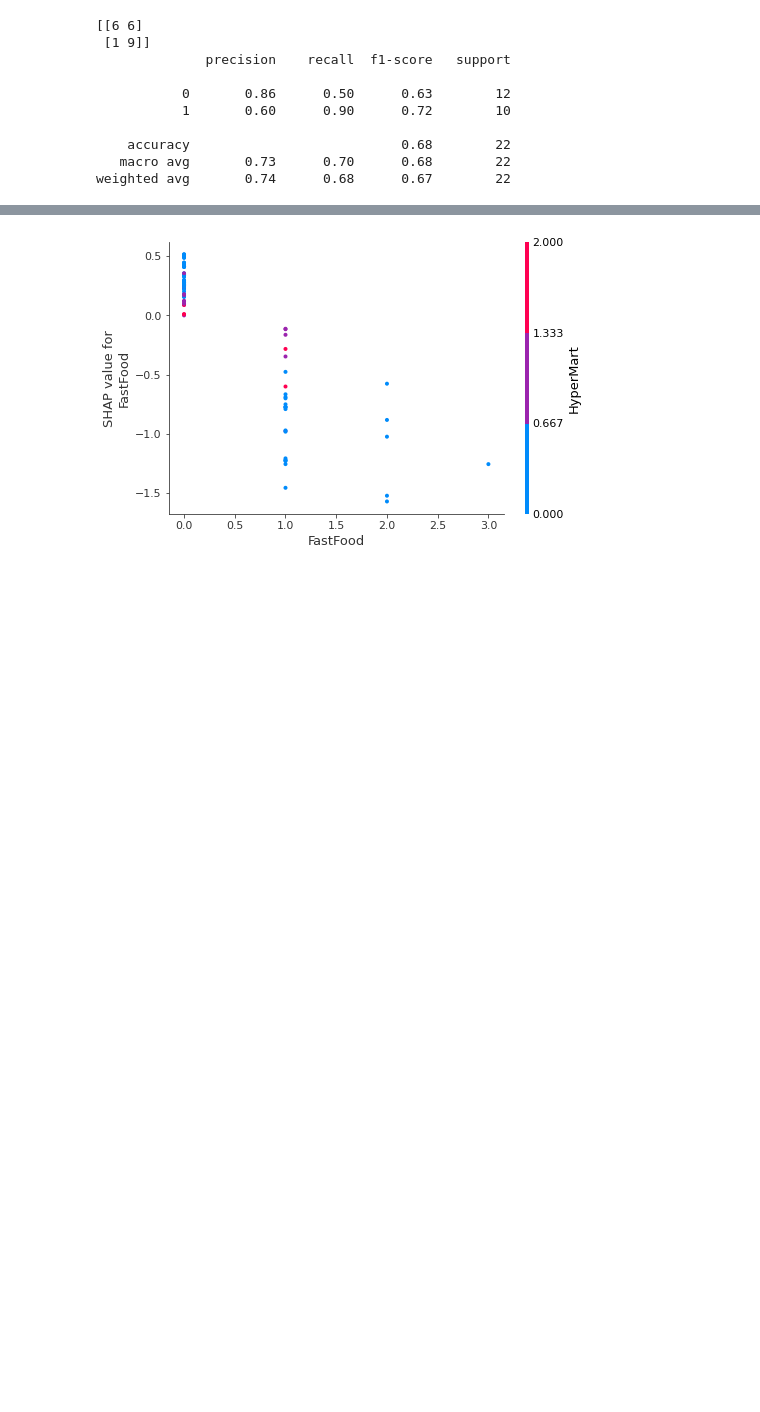
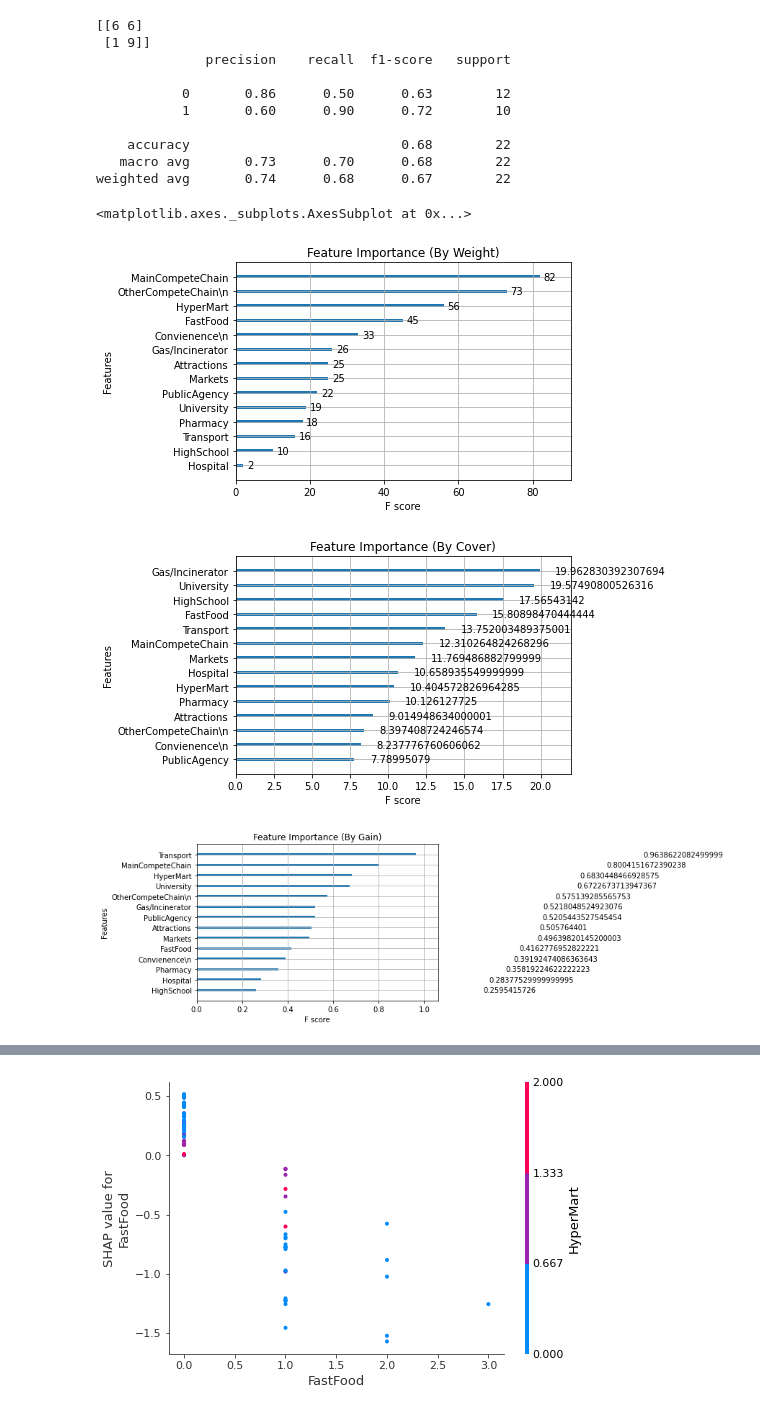
Before and after one commit to JoleneShyu/Test-project, a Jupyter notebook: 選址XGBClassifier_testrun.ipynb, the cells around one changed output, grey strips where cells are left out. Saved outputs shown, nothing was run; the diff lists cells and outputs as text; code cells hidden in the pictures; blank space fills up the shorter version.

```diff
--- a/選址XGBClassifier_testrun.ipynb
+++ b/選址XGBClassifier_testrun.ipynb
@@ -147,6 +147,25 @@ print(classification_report(y_test, preds))
     accuracy                           0.68        22
    macro avg       0.73      0.70      0.68        22
 weighted avg       0.74      0.68      0.67        22
+# %%
+plot_importance(model,importance_type='weight',title='Feature Importance (By Weight)')
+#weight權重。在所有樹中一個特徵被用來分裂數據的次數。
+
+
+plot_importance(model,importance_type='cover', title='Feature Importance (By Cover)')
+#cover覆蓋。在所有樹中一個特徵被用來分裂數據的次數，並且有多少數據點通過這個分裂點。
+
+plot_importance(model,importance_type='gain', title='Feature Importance (By Gain)')
+#gain增益。使用特徵分裂時平均訓練損失的減少量。
+
+
+
+#原文網址：https://kknews.cc/news/a4l8kgx.html
+# %% [output]
+<matplotlib.axes._subplots.AxesSubplot at 0x...>
+[figure, added]
+[figure, added]
+[figure, added]
 # %%
 #Explain the model's predictions on the entire dataset
 shap_values = shap.TreeExplainer(model).shap_values(X)
```
Also changed, not shown: parts of 10 cells of this notebook.
